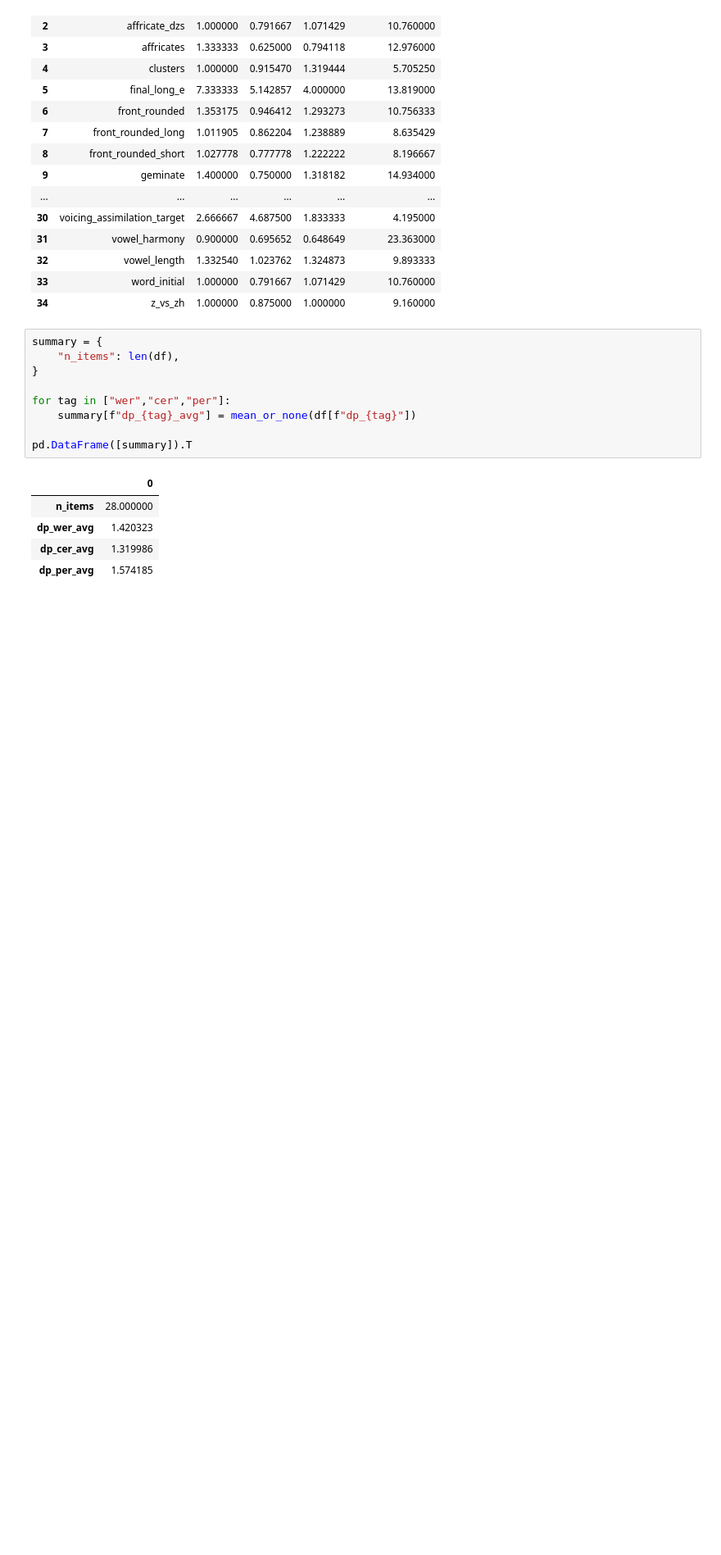
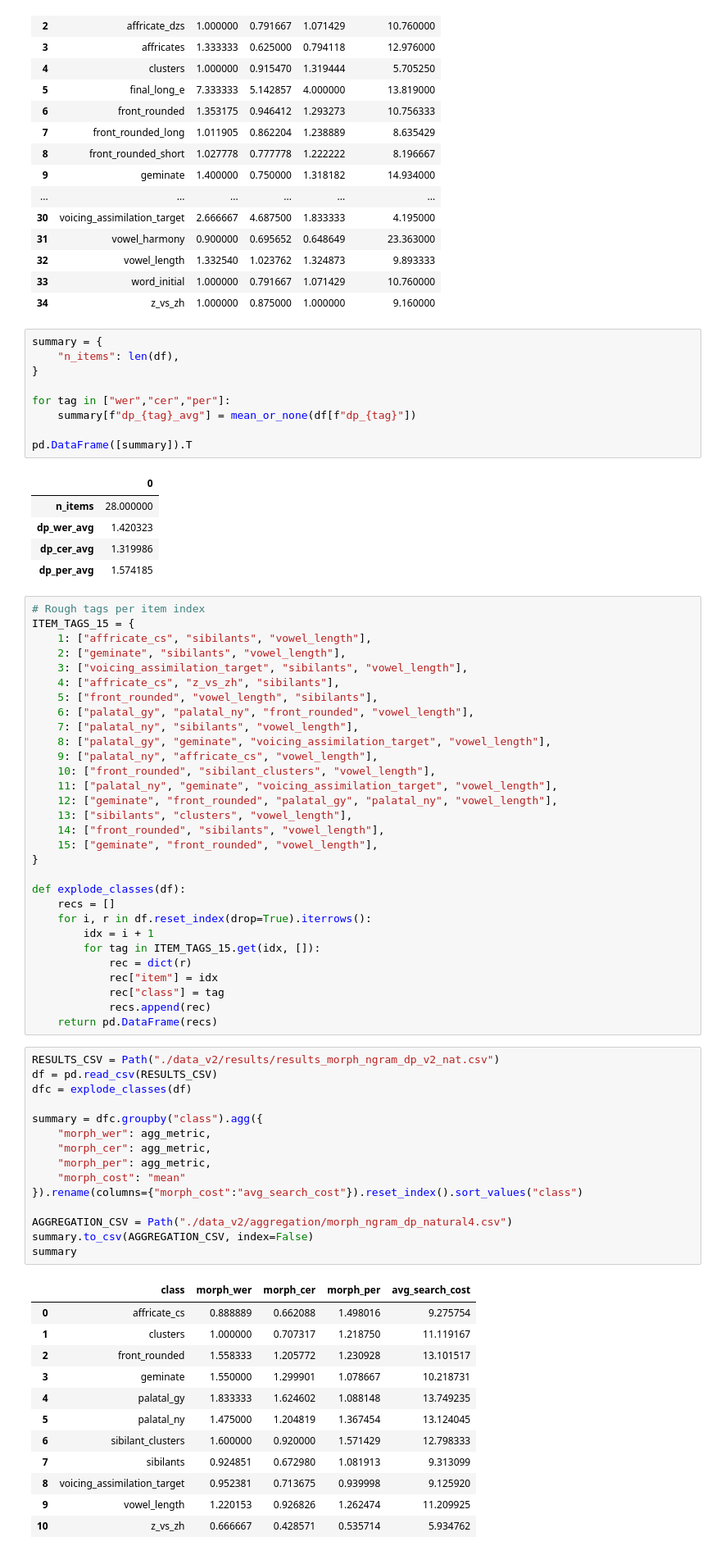
Before and after one commit to Mliviusz/ThesisProject, a Jupyter notebook: notebooks/04_perclass_analysis.ipynb, the cells around one changed output. Shown: that part at 82% size. Cells and saved outputs as stored; diff of their text form; blank space fills up the shorter version.

```diff
--- a/notebooks/04_perclass_analysis.ipynb
+++ b/notebooks/04_perclass_analysis.ipynb
@@ -446,3 +473,61 @@ pd.DataFrame([summary]).T
 | dp_wer_avg | 1.420323 |
 | dp_cer_avg | 1.319986 |
 | dp_per_avg | 1.574185 |
+# %%
+# Rough tags per item index
+ITEM_TAGS_15 = {
+    1: ["affricate_cs", "sibilants", "vowel_length"],
+    2: ["geminate", "sibilants", "vowel_length"],
+    3: ["voicing_assimilation_target", "sibilants", "vowel_length"],
+    4: ["affricate_cs", "z_vs_zh", "sibilants"],
+    5: ["front_rounded", "vowel_length", "sibilants"],
+    6: ["palatal_gy", "palatal_ny", "front_rounded", "vowel_length"],
+    7: ["palatal_ny", "sibilants", "vowel_length"],
+    8: ["palatal_gy", "geminate", "voicing_assimilation_target", "vowel_length"],
+    9: ["palatal_ny", "affricate_cs", "vowel_length"],
+    10: ["front_rounded", "sibilant_clusters", "vowel_length"],
+    11: ["palatal_ny", "geminate", "voicing_assimilation_target", "vowel_length"],
+    12: ["geminate", "front_rounded", "palatal_gy", "palatal_ny", "vowel_length"],
+    13: ["sibilants", "clusters", "vowel_length"],
+    14: ["front_rounded", "sibilants", "vowel_length"],
+    15: ["geminate", "front_rounded", "vowel_length"],
+}
+
+def explode_classes(df):
+    recs = []
+    for i, r in df.reset_index(drop=True).iterrows():
+        idx = i + 1
+        for tag in ITEM_TAGS_15.get(idx, []):
+            rec = dict(r)
+            rec["item"] = idx
+            rec["class"] = tag
+            recs.append(rec)
+    return pd.DataFrame(recs)
+# %%
+RESULTS_CSV = Path("./data_v2/results/results_morph_ngram_dp_v2_nat.csv")
+df = pd.read_csv(RESULTS_CSV)
+dfc = explode_classes(df)
+
+summary = dfc.groupby("class").agg({
+    "morph_wer": agg_metric,
+    "morph_cer": agg_metric,
+    "morph_per": agg_metric,
+    "morph_cost": "mean"
+}).rename(columns={"morph_cost":"avg_search_cost"}).reset_index().sort_values("class")
+
+AGGREGATION_CSV = Path("./data_v2/aggregation/morph_ngram_dp_natural4.csv")
+summary.to_csv(AGGREGATION_CSV, index=False)
+summary
+# %% [output]
+|  | class | morph_wer | morph_cer | morph_per | avg_search_cost |
+| 0 | affricate_cs | 0.888889 | 0.662088 | 1.498016 | 9.275754 |
+| 1 | clusters | 1.000000 | 0.707317 | 1.218750 | 11.119167 |
+| 2 | front_rounded | 1.558333 | 1.205772 | 1.230928 | 13.101517 |
+| 3 | geminate | 1.550000 | 1.299901 | 1.078667 | 10.218731 |
+| 4 | palatal_gy | 1.833333 | 1.624602 | 1.088148 | 13.749235 |
+| 5 | palatal_ny | 1.475000 | 1.204819 | 1.367454 | 13.124045 |
+| 6 | sibilant_clusters | 1.600000 | 0.920000 | 1.571429 | 12.798333 |
+| 7 | sibilants | 0.924851 | 0.672980 | 1.081913 | 9.313099 |
+| 8 | voicing_assimilation_target | 0.952381 | 0.713675 | 0.939998 | 9.125920 |
+| 9 | vowel_length | 1.220153 | 0.926826 | 1.262474 | 11.209925 |
+| 10 | z_vs_zh | 0.666667 | 0.428571 | 0.535714 | 5.934762 |
```
Also changed, not shown: parts of 11 cells of this notebook, 1 other file.
